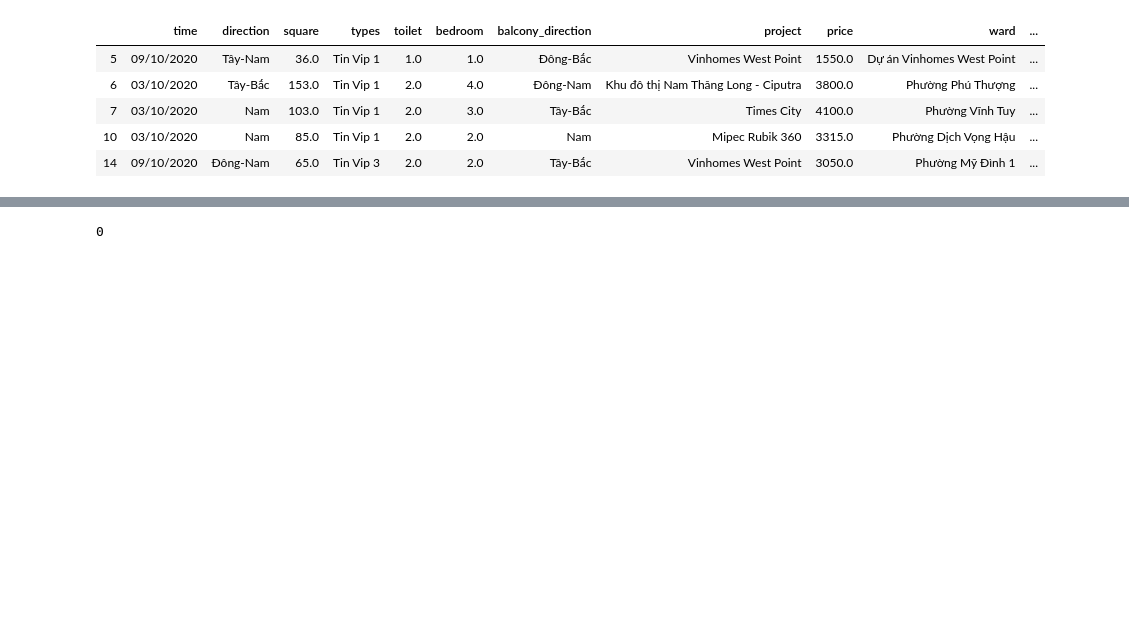
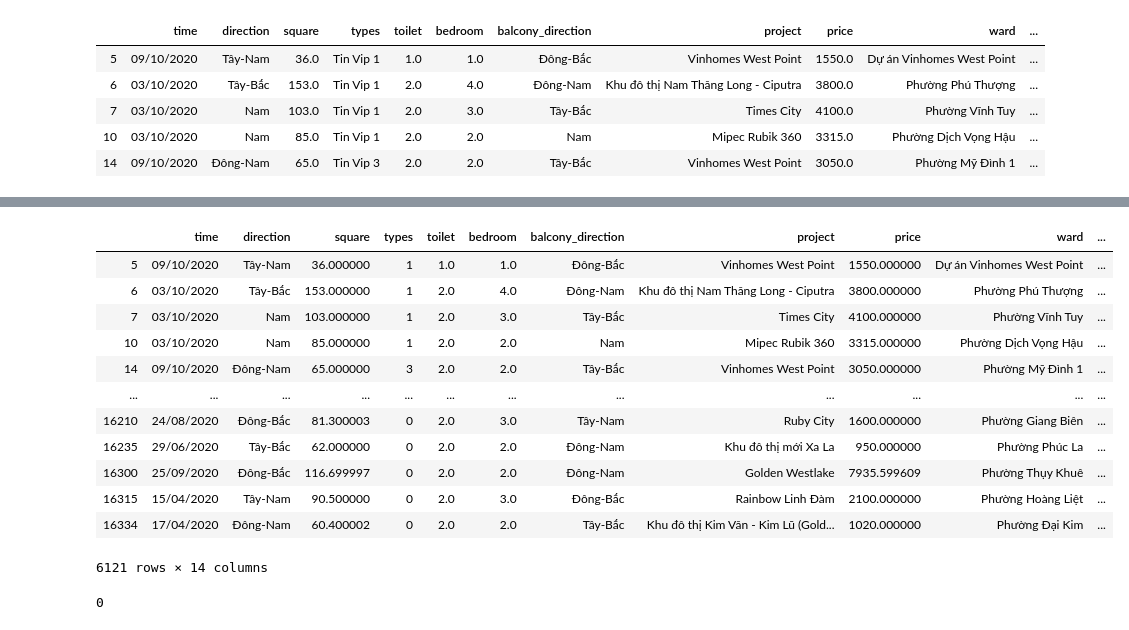
Before and after one commit to huy0907/realEstate, a Jupyter notebook: realestate.ipynb, the cells around one changed output, grey strips where cells are left out. Drawn from its saved outputs; the diff is of its cells as text; code cells hidden in the pictures; blank space fills up the shorter version.

```diff
--- a/realestate.ipynb
+++ b/realestate.ipynb
@@ -229,0 +340,8 @@ Name: center_dis, Length: 6126, dtype: float32
+# %%
+data.drop(index = 12790, inplace = True)
+# %%
+data.loc[3840, 'bedroom'] = 2
+data.loc[15432, 'bedroom'] = 3
+data.loc[15940, 'bedroom'] = 3
+data.loc[16034, 'bedroom'] = 3
+data[data['bedroom'] > 6]
@@ -236,3 +385,20 @@ train_columns
+# %%
+data.replace(types_replace, inplace = True)
+data
+# %% [output]
+|  | time | direction | square | types | toilet | bedroom | balcony_direction | project | price | ward | ... |
+| 5 | 09/10/2020 | Tây-Nam | 36.000000 | 1 | 1.0 | 1.0 | Đông-Bắc | Vinhomes West Point | 1550.000000 | Dự án Vinhomes West Point | ... |
+| 6 | 03/10/2020 | Tây-Bắc | 153.000000 | 1 | 2.0 | 4.0 | Đông-Nam | Khu đô thị Nam Thăng Long - Ciputra | 3800.000000 | Phường Phú Thượng | ... |
+| 7 | 03/10/2020 | Nam | 103.000000 | 1 | 2.0 | 3.0 | Tây-Bắc | Times City | 4100.000000 | Phường Vĩnh Tuy | ... |
+| 10 | 03/10/2020 | Nam | 85.000000 | 1 | 2.0 | 2.0 | Nam | Mipec Rubik 360 | 3315.000000 | Phường Dịch Vọng Hậu | ... |
+| 14 | 09/10/2020 | Đông-Nam | 65.000000 | 3 | 2.0 | 2.0 | Tây-Bắc | Vinhomes West Point | 3050.000000 | Phường Mỹ Đình 1 | ... |
+| ... | ... | ... | ... | ... | ... | ... | ... | ... | ... | ... | ... |
+| 16210 | 24/08/2020 | Đông-Bắc | 81.300003 | 0 | 2.0 | 3.0 | Tây-Nam | Ruby City | 1600.000000 | Phường Giang Biên | ... |
+| 16235 | 29/06/2020 | Tây-Bắc | 62.000000 | 0 | 2.0 | 2.0 | Đông-Nam | Khu đô thị mới Xa La | 950.000000 | Phường Phúc La | ... |
+| 16300 | 25/09/2020 | Đông-Bắc | 116.699997 | 0 | 2.0 | 2.0 | Đông-Nam | Golden Westlake | 7935.599609 | Phường Thụy Khuê | ... |
+| 16315 | 15/04/2020 | Tây-Nam | 90.500000 | 0 | 2.0 | 3.0 | Đông-Bắc | Rainbow Linh Đàm | 2100.000000 | Phường Hoàng Liệt | ... |
+| 16334 | 17/04/2020 | Đông-Nam | 60.400002 | 0 | 2.0 | 2.0 | Tây-Bắc | Khu đô thị Kim Văn - Kim Lũ (Gold... | 1020.000000 | Phường Đại Kim | ... |
+6121 rows × 14 columns
 # %%
 df1 = data[train_columns].copy()
 y = data['price'].copy()
```
Also changed, not shown: parts of 64 cells of this notebook.
